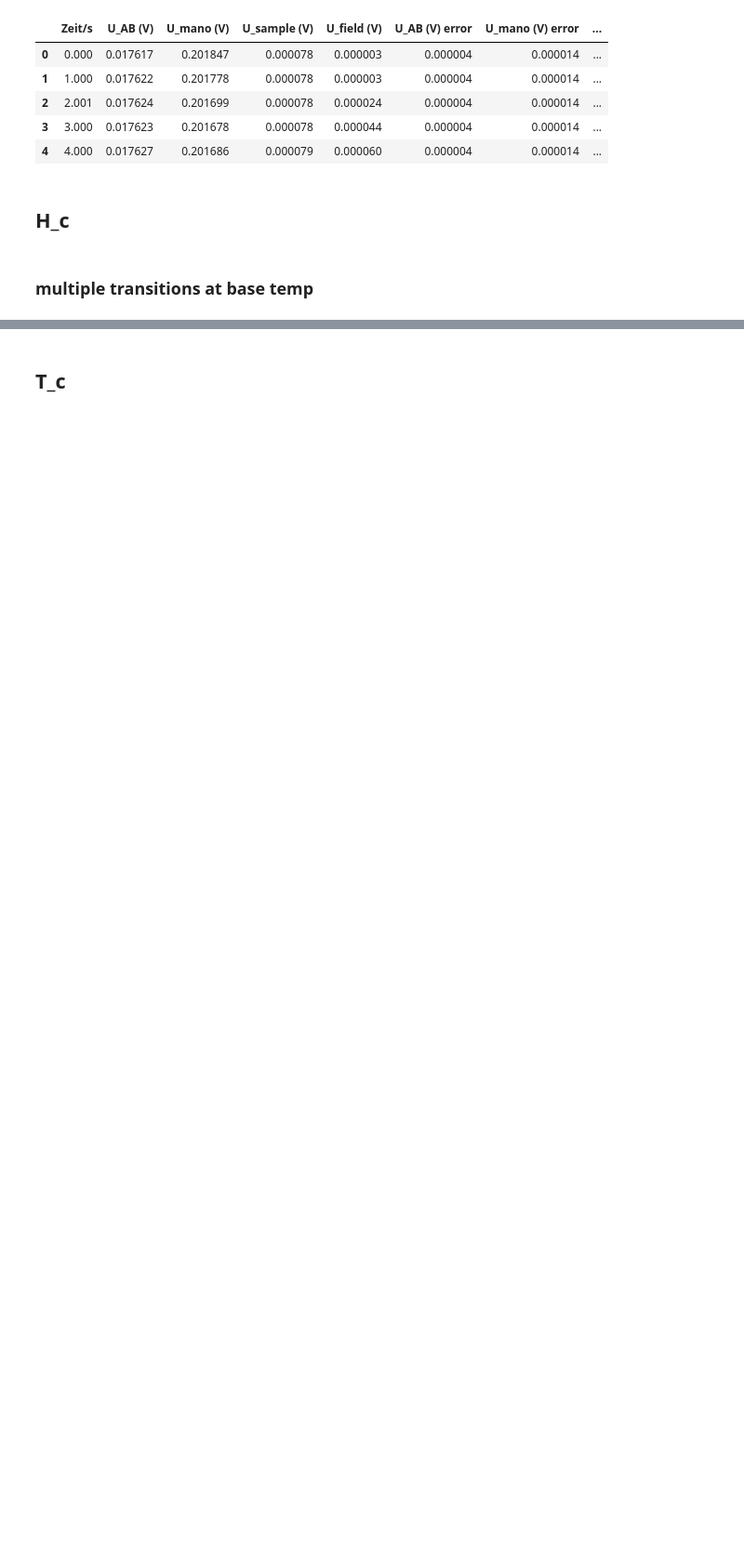
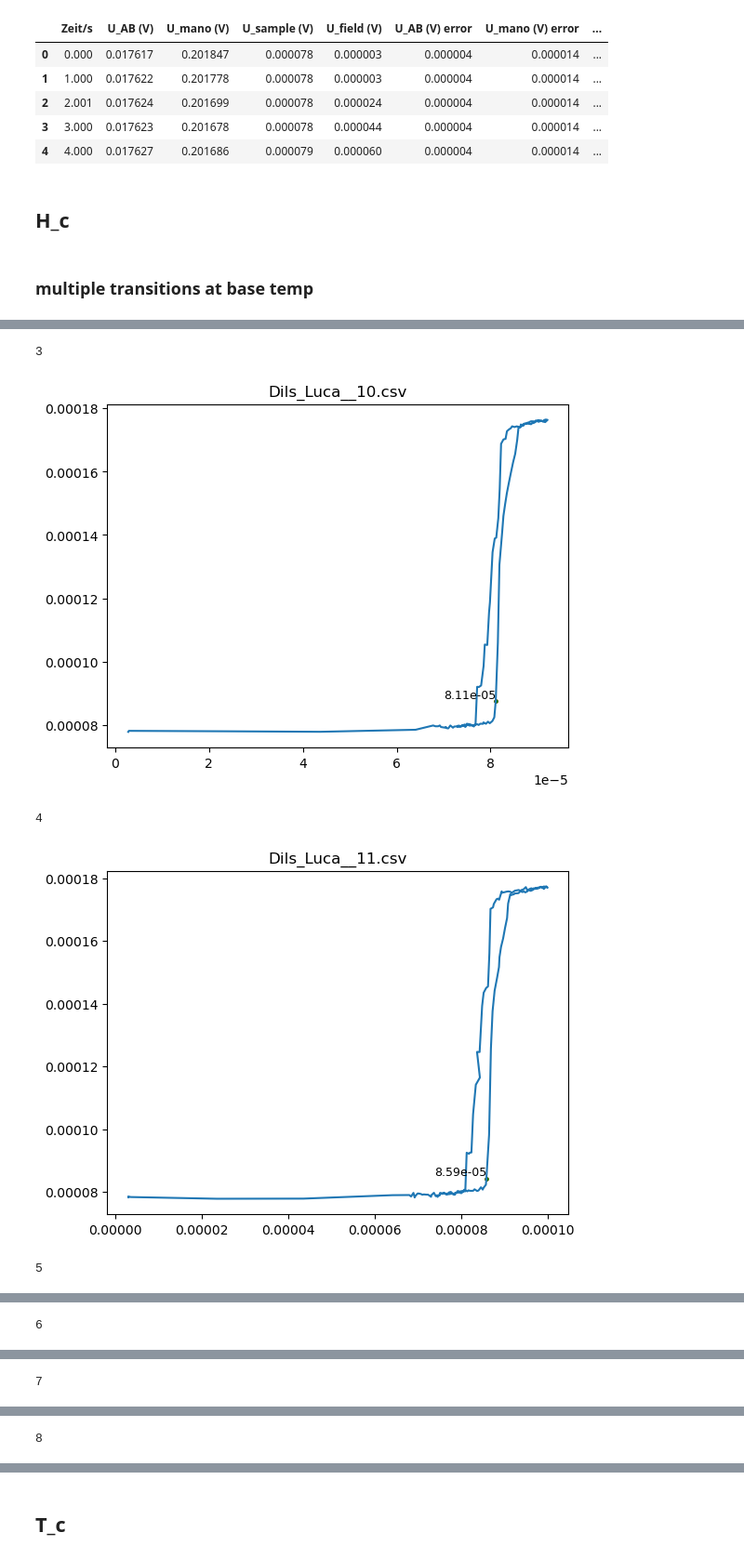
Before and after one commit to Darrenshan27/supraconductivity, a Jupyter notebook: data_processing.ipynb, the cells around one changed output, grey strips where cells are left out. Shown at 93% size. Saved outputs shown, nothing was run; the diff lists cells and outputs as text; code cells hidden in the pictures; blank space fills up the shorter version.

```diff
--- a/data_processing.ipynb
+++ b/data_processing.ipynb
@@ -479,0 +540,56 @@ plt.show()
+# %%
+csv_files.remove('Dils_Luca__30.csv')
+# %%
+df_hc_calc = pd.DataFrame()
+position = [0,0,0,0,0,
+            0,0,0,0,0,
+            1,0,2,1,1,
+            0,0,1,1,0,
+            0,0,0,0,0,
+            0,0,0,0,0,]
+
+for count, element in enumerate(csv_files[2:], start=2):
+    try:
+        print(count+1)
+        df_hc = pd.read_csv('data_proprocessed_2/'+element)
+        #print(element)
+        dU_sample = np.diff(df_hc['U_sample (V)'])
+
+        # Da np.diff die Differenz der benachbarten Werte berechnet, müssen wir für das Plotten einen Wert für den ersten U_sample-Wert hinzufügen
+        # Hier fügen wir einfach den Wert 0 als ersten Wert der Ableitung hinzu
+        df_hc['dU_sample'] = np.insert(dU_sample, 0, 0)
+        indices = (df_hc['dU_sample'] > 0.15*10**(-5)) & (df_hc['dU_sample'] < 1*10**(-5))
+
+        # Step 2: Erstelle eine Liste, die nur '1' bei den Indizes setzt, bei denen der Abstand zum letzten gefundenen Index mindestens 100 beträgt
+        # Apply the filter
+        filtered_df = df_hc[indices]
+        indices_2 = (filtered_df['U_sample (V)'] < 0.0001)
+        filtered_df = filtered_df[indices_2]
+        plt.plot(df_hc['U_field (V)'], df_hc['U_sample (V)'])
+
+        plt.scatter(filtered_df['U_field (V)'][0:5], filtered_df['U_sample (V)'][0:5], marker='o', s=5, c= 'red',label='Filtered Points')
+
+
+        for x, y in zip(filtered_df['U_field (V)'][0:2], filtered_df['U_sample (V)'][0:2]):
+            plt.text(x, y, f"{x:.2e}", fontsize=9, verticalalignment='bottom', horizontalalignment='right')
+        selected_row = filtered_df.iloc[[position[count]]]
+        plt.scatter(selected_row['U_field (V)'], selected_row['U_sample (V)'], marker='o', s=5, c= 'green',)
+        plt.title(element)
+        plt.show()
+
+
+
+    # Append the row to df_hc_calc
+        df_hc_calc = pd.concat([df_hc_calc, selected_row], ignore_index=True)
+    except:
+        print(element)
+#df_hc = df_hc[df_hc['U_field (V)'] >= 0.00014]
+##df_hc = df_hc[:200]
+#df_hc.head()
+#df_filtered = df_hc[df_hc['U_sample (V)'] < 0.00014]
+# %% [output]
+3
+[figure, added]
+4
+[figure, added]
+5
@@ -479,0 +597 @@ plt.show()
+6
@@ -479,0 +599 @@ plt.show()
+7
@@ -479,0 +601 @@ plt.show()
+8
```
Also changed, not shown: parts of 5 cells of this notebook.
